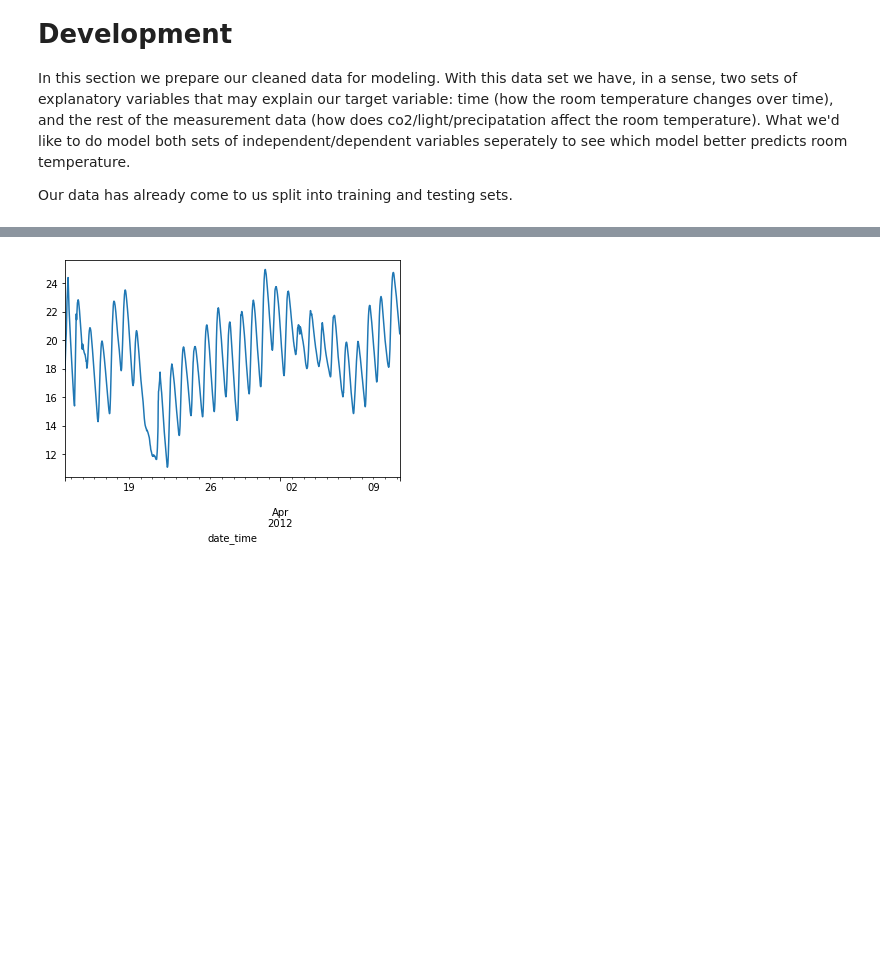
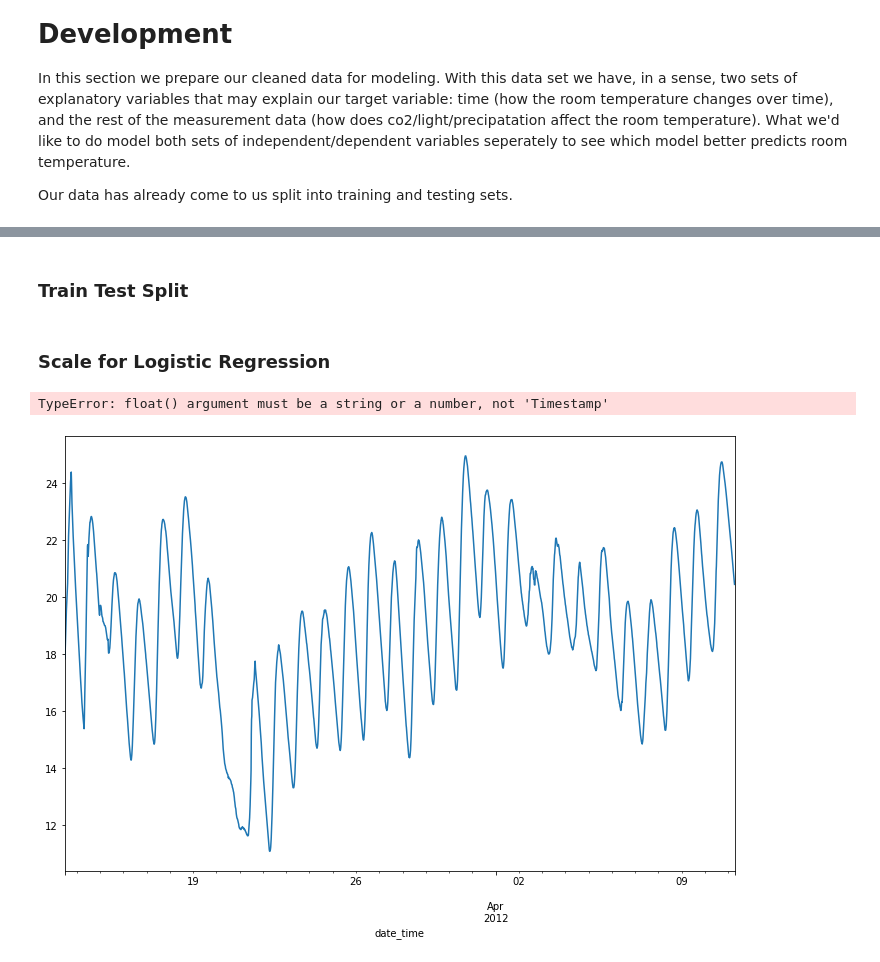
Before and after one commit to Caveexplorer/Home-Temperature-Time-Series-Forecasting, a Jupyter notebook: Notebooks/Pre-processing and Training Data Development.ipynb, the cells around one changed output, grey strips where cells are left out. Saved outputs shown, nothing was run; the diff lists cells and outputs as text; code cells hidden in the pictures; blank space fills up the shorter version.

Commit message:
A cautionary commit before trying a different daterange format for train data

```diff
--- a/Notebooks/Pre-processing and Training Data Development.ipynb
+++ b/Notebooks/Pre-processing and Training Data Development.ipynb
@@ -31,3 +31,5 @@ test.head()
 | 2012-04-18 00:30:00 | 2012-04-18 | 207.360 | 206.805 | 31.6507 | 30.1773 | ... |
 | 2012-04-18 00:45:00 | 2012-04-18 | 207.445 | 206.325 | 31.6987 | 30.2560 | ... |
 | 2012-04-18 01:00:00 | 2012-04-18 | 207.840 | 205.952 | 31.7707 | 30.3840 | ... |
+# %% [markdown]
+### Train Test Split
@@ -34,6 +43,16 @@ test.head()
+# %% [markdown]
+### Scale for Logistic Regression
+# %%
+from sklearn.preprocessing import StandardScaler
+
+scaler = StandardScaler()
+scaler.fit_transform(X_train.to_numpy())
+# %% [output]
+TypeError: float() argument must be a string or a number, not 'Timestamp'
 # %%
 # Remind ourselves of the shape of the dependent variable over time. If there's seasonality or trend
+fig = plt.figure(figsize=(12, 8))
 train['indoor_temperature_room'].plot()
 plt.show()
 # %% [output]
-[figure, old version]
+[figure, new version]
```
Also changed, not shown: parts of 15 cells of this notebook, 1 other file.
